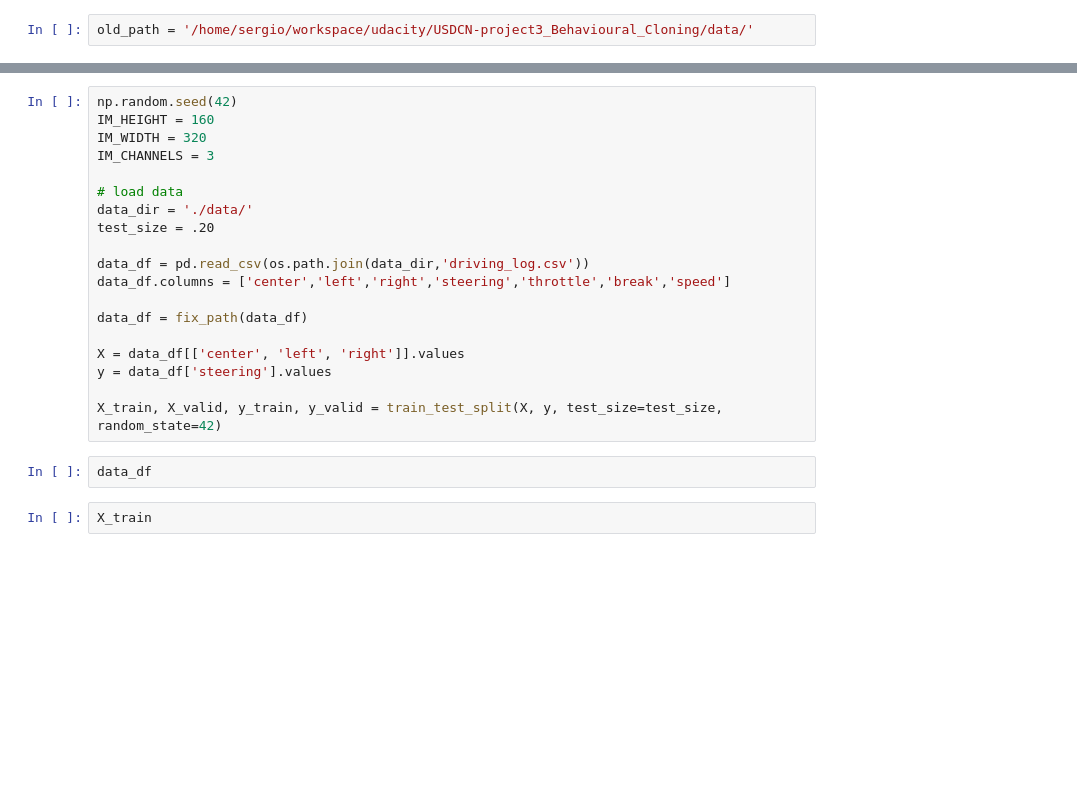
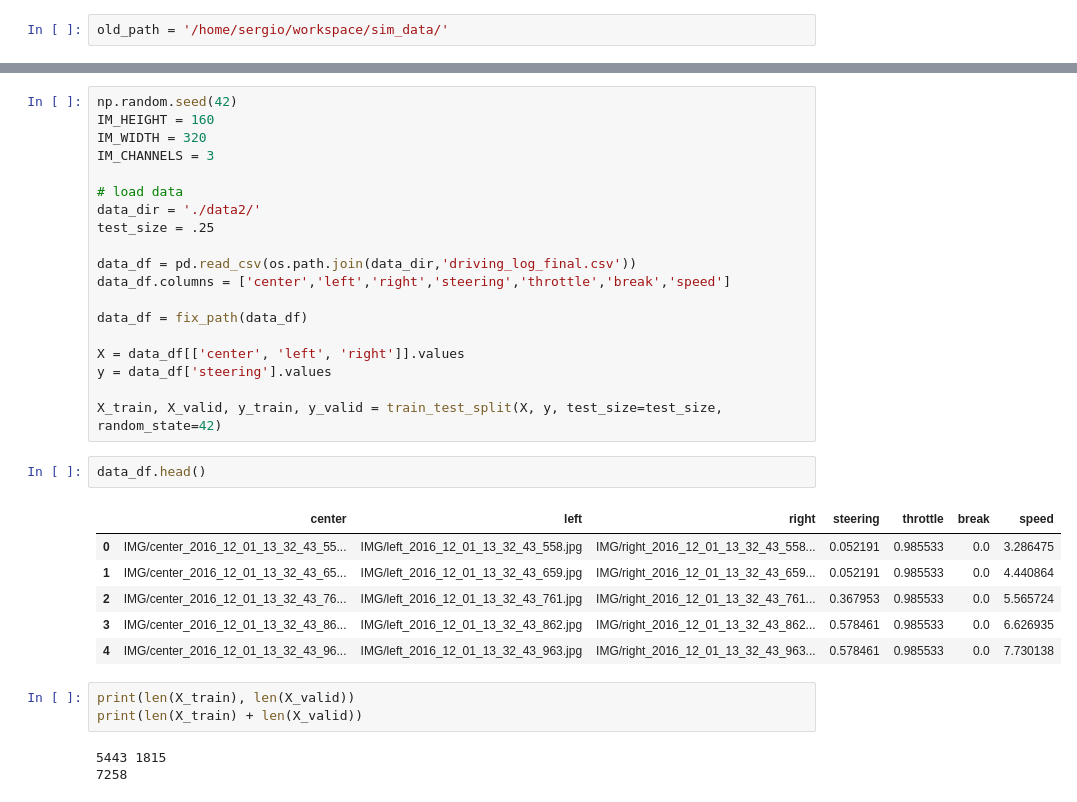
Before and after one commit to CommonBannannas/USDCN-project3_Behavioural_Cloning, a Jupyter notebook: Behavioural Cloning.ipynb, the cells around one changed output, grey strips where cells are left out. Saved outputs shown, nothing was run; the diff lists cells and outputs as text; blank space fills up the shorter version.

```diff
--- a/Behavioural Cloning.ipynb
+++ b/Behavioural Cloning.ipynb
@@ -14,2 +37,2 @@ pwd
 # %%
-old_path = '/home/sergio/workspace/udacity/USDCN-project3_Behavioural_Cloning/data/'
+old_path = '/home/sergio/workspace/sim_data/'
@@ -80,10 +132,10 @@ IM_WIDTH = 320
 IM_CHANNELS = 3
 
 # load data
-data_dir = './data/'
-test_size = .20
+data_dir = './data2/'
+test_size = .25
 
-data_df = pd.read_csv(os.path.join(data_dir,'driving_log.csv'))
+data_df = pd.read_csv(os.path.join(data_dir,'driving_log_final.csv'))
 data_df.columns = ['center','left','right','steering','throttle','break','speed']
 
 data_df = fix_path(data_df)
@@ -93,9 +145,20 @@ y = data_df['steering'].values
 
 X_train, X_valid, y_train, y_valid = train_test_split(X, y, test_size=test_size, random_state=42)
 # %%
-data_df
+data_df.head()
+# %% [output]
+|  | center | left | right | steering | throttle | break | speed |
+| 0 | IMG/center_2016_12_01_13_32_43_55... | IMG/left_2016_12_01_13_32_43_558.jpg | IMG/right_2016_12_01_13_32_43_558... | 0.052191 | 0.985533 | 0.0 | 3.286475 |
+| 1 | IMG/center_2016_12_01_13_32_43_65... | IMG/left_2016_12_01_13_32_43_659.jpg | IMG/right_2016_12_01_13_32_43_659... | 0.052191 | 0.985533 | 0.0 | 4.440864 |
+| 2 | IMG/center_2016_12_01_13_32_43_76... | IMG/left_2016_12_01_13_32_43_761.jpg | IMG/right_2016_12_01_13_32_43_761... | 0.367953 | 0.985533 | 0.0 | 5.565724 |
+| 3 | IMG/center_2016_12_01_13_32_43_86... | IMG/left_2016_12_01_13_32_43_862.jpg | IMG/right_2016_12_01_13_32_43_862... | 0.578461 | 0.985533 | 0.0 | 6.626935 |
+| 4 | IMG/center_2016_12_01_13_32_43_96... | IMG/left_2016_12_01_13_32_43_963.jpg | IMG/right_2016_12_01_13_32_43_963... | 0.578461 | 0.985533 | 0.0 | 7.730138 |
-# %%
-X_train
+# %%
+print(len(X_train), len(X_valid))
+print(len(X_train) + len(X_valid))
+# %% [output]
+5443 1815
+7258
 # %%
 # build keras model
 INPUT_SHAPE = (IM_HEIGHT, IM_WIDTH, IM_CHANNELS)
```
Also changed, not shown: parts of 8 cells of this notebook, 3 other files.
